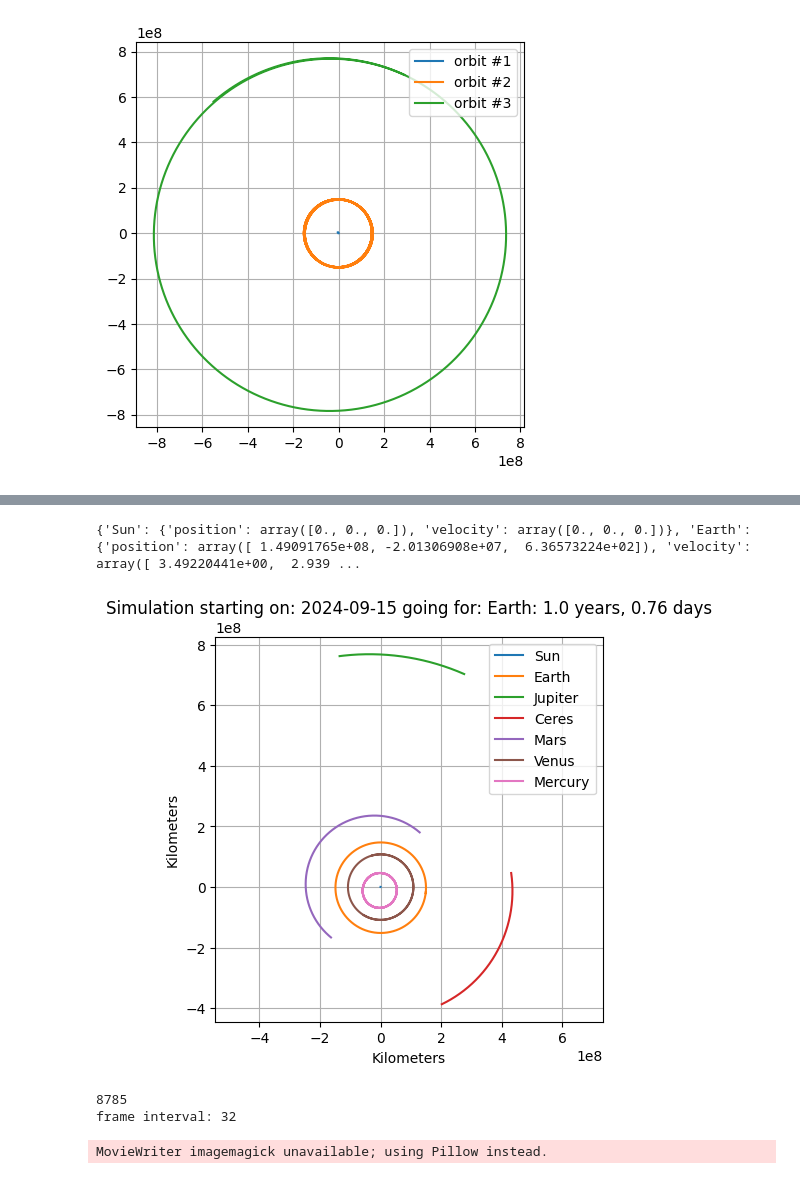
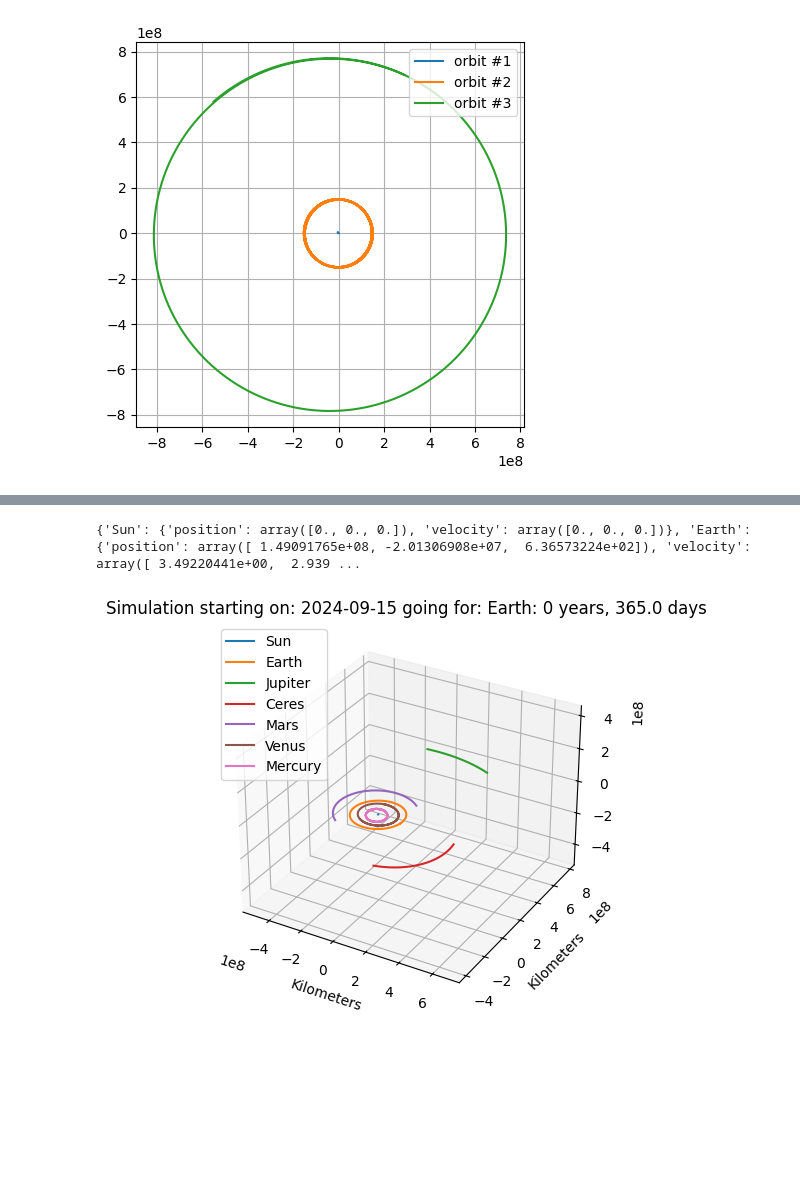
Before and after one commit to JacobASorensen/Orbital_Mechanics_Simulations, a Jupyter notebook: cplusplus/orbit_sim_with_cpp.ipynb, the cells around one changed output, grey strips where cells are left out. Saved outputs shown, nothing was run; the diff lists cells and outputs as text; code cells hidden in the pictures; blank space fills up the shorter version.

Commit message:
Add 3d graphing method to class

```diff
--- a/cplusplus/orbit_sim_with_cpp.ipynb
+++ b/cplusplus/orbit_sim_with_cpp.ipynb
@@ -215,6 +215,8 @@ print(vectors.info)
 # from astroquery.jplhorizons import Horizons
 import numpy as np
 from datetime import datetime, timedelta
+
+from mpl_toolkits.mplot3d import Axes3D
 
 # A class to do all this
 # A constant
@@ -366,6 +368,38 @@ class NBodySim:
         plt.axis('equal')
         plt.show()
 
+    def Three_Dim_Graphic(self):
+        y_values = np.array(self.simulation_data[1])
+        # Static Plot
+        # plt.clf()
+        # size = len(self.masses)
+        fig = plt.figure( figsize=(5,5) )
+        ax = fig.add_subplot(111, projection='3d')
+
+        current = int(len(y_values[0])/2)
+
+        x_vals = []
+        y_vals = []
+        z_vals = []
+        for x in self.names:
+            x_val = y_values[:,current]
+            x_vals.append(x_val)
+            y_val = y_values[:,current+1]
+            y_vals.append(y_val)
+            z_val = y_values[:,current+2]
+            z_vals.append(z_val)
+            ax.plot(x_val, y_val, z_val, label=x)
+            # ax.plot_surface(x_val, y_val, z_val, cmap='viridis')
+            current += 3
+
+        plt.title(self.description_of_simulation)
+        plt.xlabel('Kilometers')
+        plt.ylabel('Kilometers')
+        plt.legend()
+        plt.grid()
+        plt.axis('equal')
+        plt.show()
+
     def Animated_Graph(self,seconds = 8,lagtime = 0,name = ""):
         fig, ax = plt.subplots()
         size = len(self.names)
@@ -432,39 +466,37 @@ class NBodySim:
         ax.set_xlabel('Position in Kilometers')
         ax.set_ylabel('Position in Kilometers')
         ax.grid()
         ax.set_title(self.description_of_simulation)
         # ax.axis('auto')
         ax.set_aspect('equal', adjustable='box')
         ax.set_xlim(xl,xu)
         ax.set_ylim(yl,yu)
 
         # Save & Display the animation
         if name != "":
             if not os.path.isfile(name + '.gif'):
                 animation.save("../animations/" + name + '.gif', writer='imagemagick', fps=30)
             Image(filename= "../animations/" + name + '.gif')
 
             # animation.save(name +'.mp4', writer='ffmpeg')
             # Video(name + '.mp4')
         else:# Use if you want to display an interactive widgit in-line
             %matplotlib widget
 
 # Create an instance of the NBodySim class
 nbody_sim = NBodySim(['Sun', 'Earth','Jupiter','Ceres','Mars','Venus','Mercury'])
 
 # Automatically uses today's date for the epoch
 nbody_sim.query_jpl()
 
-nbody_sim.Do_Simulation(366*24*3600,3600)
+nbody_sim.Do_Simulation(365*24*3600,3600)
 nbody_sim.Basic_Graphic()
-nbody_sim.Animated_Graph(8,0,"Inner_Solar_System")
+nbody_sim.Three_Dim_Graphic()
+# nbody_sim.Animated_Graph(8,0,"Inner_Solar_System")
 # Animated_Graph(data3,len(masses2),-10**9,10**9,-10**9,10**9,8,500,"Inner Solar System")
 # %% [output]
 {'Sun': {'position': array([0., 0., 0.]), 'velocity': array([0., 0., 0.])}, 'Earth': {'position': array([ 1.49091765e+08, -2.01306908e+07,  6.36573224e+02]), 'velocity': array([ 3.49220441e+00,  2.939 ...
-[figure, old version]
+[figure, new version]
-8785
-frame interval: 32
-MovieWriter imagemagick unavailable; using Pillow instead.
 # %%
 nbody_sim_2 = NBodySim(['Sun', 'Earth','Jupiter'])
 
```
Also changed, not shown: parts of 1 cell of this notebook.
